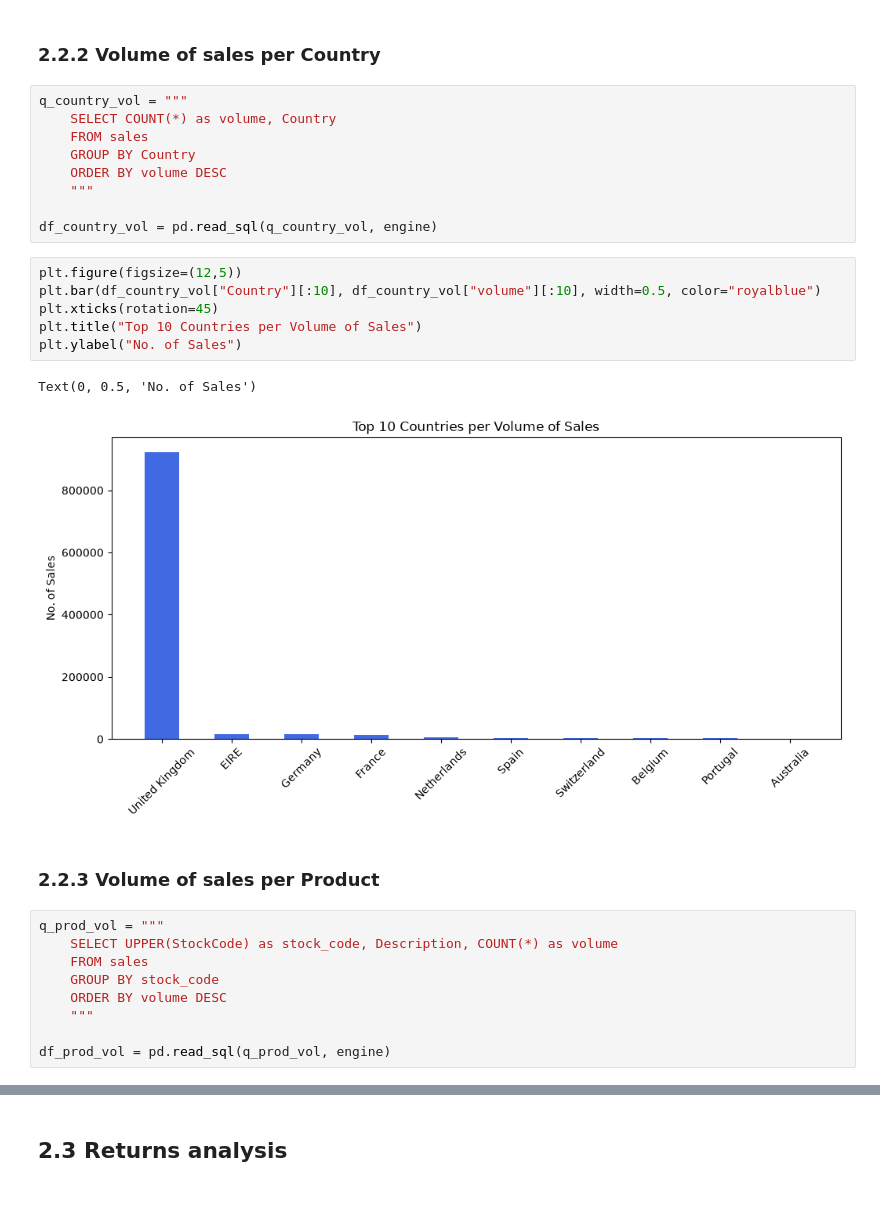
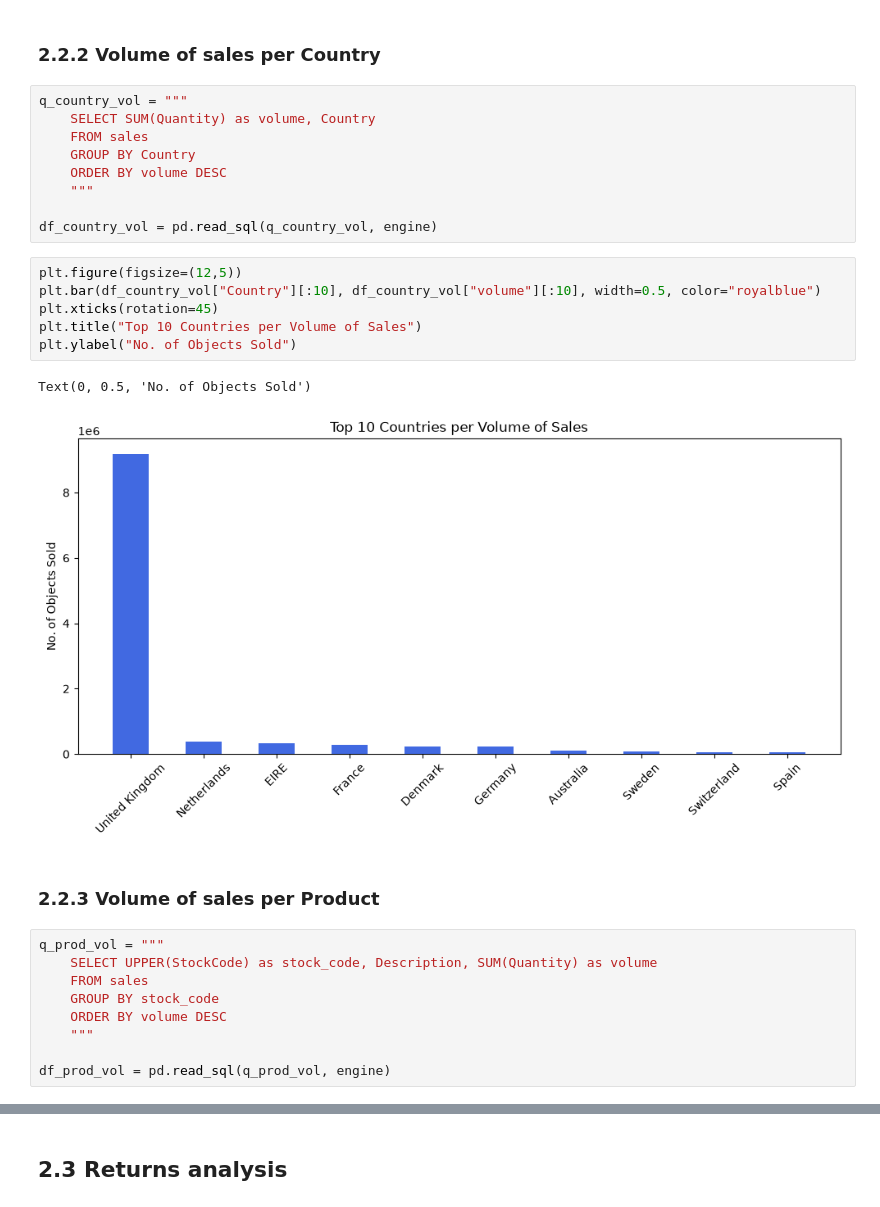
Before and after one commit to Sara-Munafo/retail-sales-analysis, a Jupyter notebook: notebooks/02_analysis.ipynb, the cells around one changed output, grey strips where cells are left out. Cells and saved outputs as stored; diff of their text form.

```diff
--- a/notebooks/02_analysis.ipynb
+++ b/notebooks/02_analysis.ipynb
@@ -236,7 +236,7 @@ Predictably, the quarterly trend for the volume of sales closely follows the one
 ### 2.2.2 Volume of sales per Country
 # %%
 q_country_vol = """
-    SELECT COUNT(*) as volume, Country
+    SELECT SUM(Quantity) as volume, Country
     FROM sales
     GROUP BY Country
     ORDER BY volume DESC
@@ -246,17 +246,17 @@ df_country_vol = pd.read_sql(q_country_vol, engine)
 # %%
 plt.figure(figsize=(12,5))
 plt.bar(df_country_vol["Country"][:10], df_country_vol["volume"][:10], width=0.5, color="royalblue")
 plt.xticks(rotation=45)
 plt.title("Top 10 Countries per Volume of Sales")
-plt.ylabel("No. of Sales")
+plt.ylabel("No. of Objects Sold")
 # %% [output]
-Text(0, 0.5, 'No. of Sales')
+Text(0, 0.5, 'No. of Objects Sold')
-[figure, old version]
+[figure, new version]
 # %% [markdown]
 ### 2.2.3 Volume of sales per Product
 # %%
 q_prod_vol = """
-    SELECT UPPER(StockCode) as stock_code, Description, COUNT(*) as volume
+    SELECT UPPER(StockCode) as stock_code, Description, SUM(Quantity) as volume
     FROM sales
     GROUP BY stock_code
     ORDER BY volume DESC
```
Also changed, not shown: parts of 34 cells of this notebook, 1 other file.
